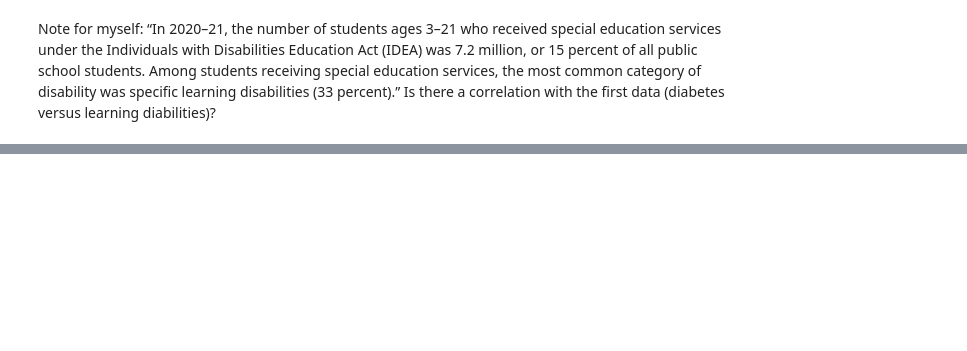
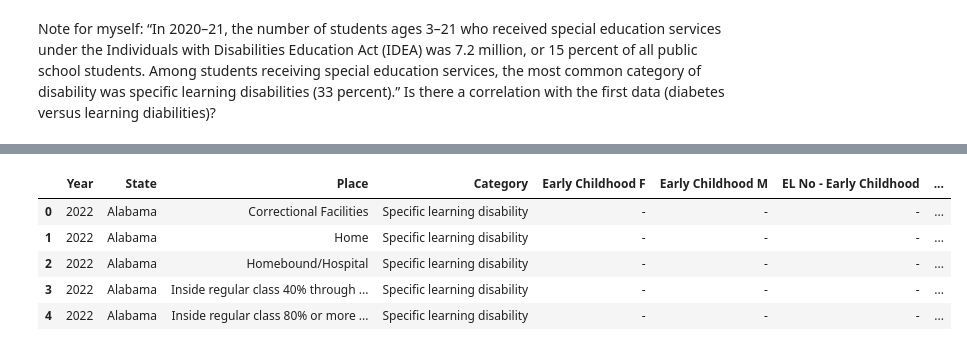
Before and after one commit to Lyduska/Better_Health, a Jupyter notebook: notebook/Better_health.ipynb, the cells around one changed output, grey strips where cells are left out. Saved outputs shown, nothing was run; the diff lists cells and outputs as text; code cells hidden in the pictures; blank space fills up the shorter version.

```diff
--- a/notebook/Better_health.ipynb
+++ b/notebook/Better_health.ipynb
@@ -282,0 +857,11 @@ type(kids_df1)
+# %%
+#pd1.loc[pd1['type']== 'Movie']
+kids_df1_LD = kids_df1.loc[kids_df1['Category']=='Specific learning disability'].reset_index(drop=True)
+kids_df1_LD.head()
+# %% [output]
+|  | Year | State | Place | Category | Early Childhood F | Early Childhood M | EL No - Early Childhood | ... |
+| 0 | 2022 | Alabama | Correctional Facilities | Specific learning disability | - | - | - | ... |
+| 1 | 2022 | Alabama | Home | Specific learning disability | - | - | - | ... |
+| 2 | 2022 | Alabama | Homebound/Hospital | Specific learning disability | - | - | - | ... |
+| 3 | 2022 | Alabama | Inside regular class 40% through ... | Specific learning disability | - | - | - | ... |
+| 4 | 2022 | Alabama | Inside regular class 80% or more ... | Specific learning disability | - | - | - | ... |
```
Also changed, not shown: parts of 62 cells of this notebook.
